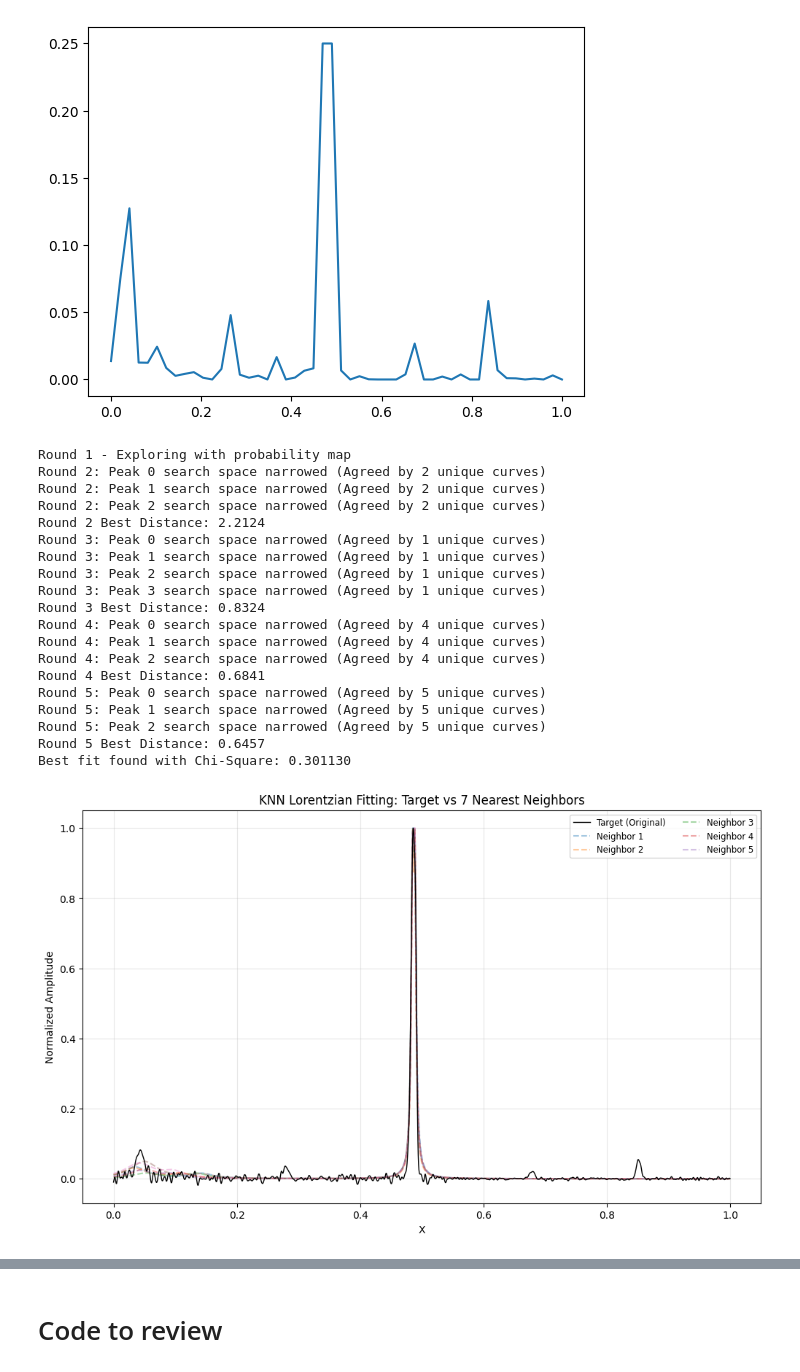
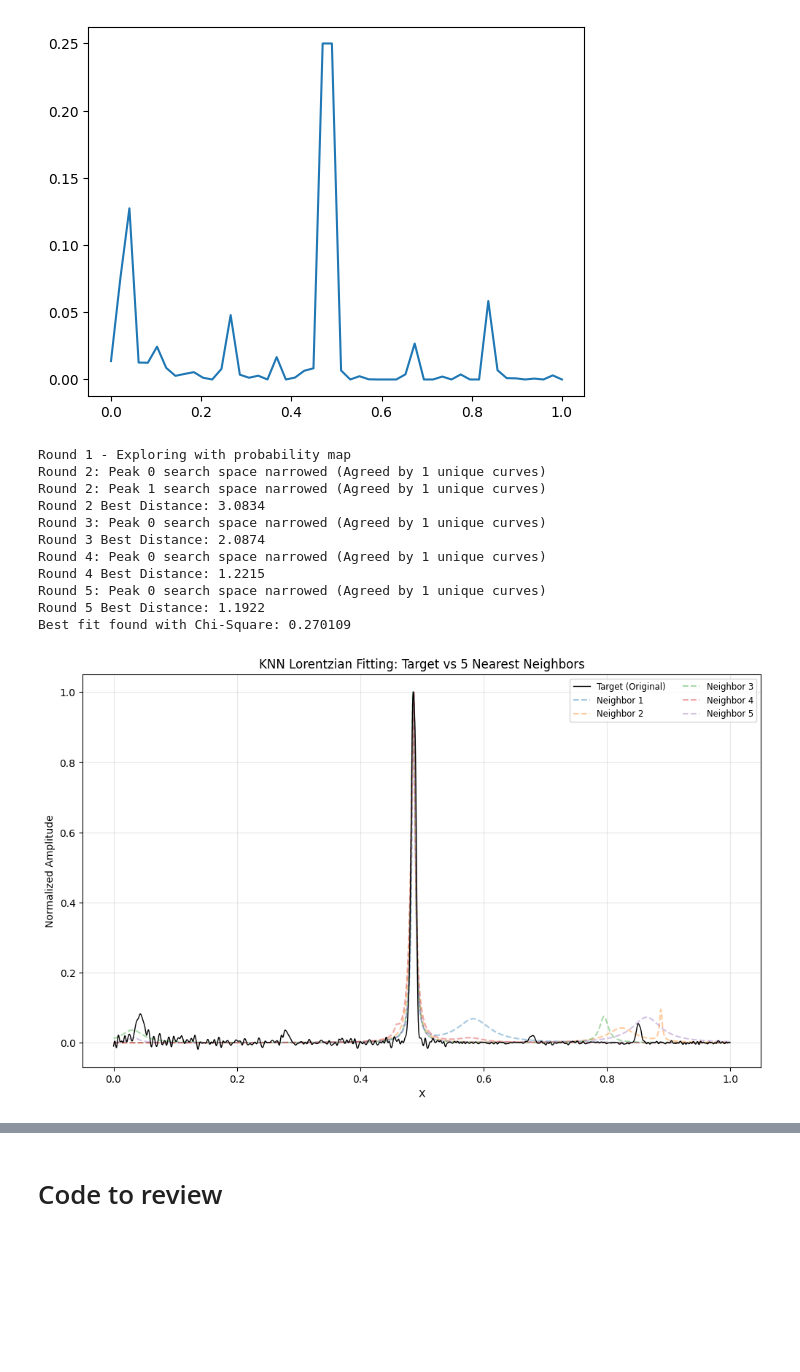
Before and after one commit to SauloSamps/Raman-Fitting-Pipeline, a Jupyter notebook: code/lab-knn.ipynb, the cells around one changed output, grey strips where cells are left out. Cells and saved outputs as stored; diff of their text form; code cells hidden in the pictures; blank space fills up the shorter version.

```diff
--- a/code/lab-knn.ipynb
+++ b/code/lab-knn.ipynb
@@ -235,7 +235,8 @@ target_y = downsample_and_normalize(target_y, resolution=1000)
 # --- 2. Run the KnnFit ---
 # We'll use 500 samples per round, k=10, for 3 rounds.
 best_params, neighbors_params = knnFit_persistent(
-    samples=30000,
+    #samples=30000,
+    samples=5000,
     base_parameters=parameters,
     target_x=target_x,
     target_y=target_y,
@@ -353,45 +353,37 @@ plt.plot(np.linspace(0,1,50), probs)
 # %%
 parameters = {
     "center_range": (0, 1),
     "amplitude_range": (0.01, 1.0),
     "gamma_range": (0.001, 0.05),
     "x_min": 0,
     "x_max": 1
 }
 
 best_params, neighbors_params = knnFit_persistent(
-    samples=50000,
+    samples=5000,
     base_parameters=parameters,
     target_x=target_x,
     target_y=cropped_y,
     num_peaks=4,
-    k=7,
+    k=5,
     rounds=5,
     eps=0.15
 )
 best_fit_model = refine_knn_with_lmfit(neighbors_params, target_x, cropped_y)
 PlotNeighbors(best_params, neighbors_params, target_x, cropped_y)
 # %% [output]
 Round 1 - Exploring with probability map
-Round 2: Peak 0 search space narrowed (Agreed by 2 unique curves)
-Round 2: Peak 1 search space narrowed (Agreed by 2 unique curves)
-Round 2: Peak 2 search space narrowed (Agreed by 2 unique curves)
-Round 2 Best Distance: 2.2124
+Round 2: Peak 0 search space narrowed (Agreed by 1 unique curves)
+Round 2: Peak 1 search space narrowed (Agreed by 1 unique curves)
+Round 2 Best Distance: 3.0834
 Round 3: Peak 0 search space narrowed (Agreed by 1 unique curves)
-Round 3: Peak 1 search space narrowed (Agreed by 1 unique curves)
-Round 3: Peak 2 search space narrowed (Agreed by 1 unique curves)
-Round 3: Peak 3 search space narrowed (Agreed by 1 unique curves)
-Round 3 Best Distance: 0.8324
-Round 4: Peak 0 search space narrowed (Agreed by 4 unique curves)
-Round 4: Peak 1 search space narrowed (Agreed by 4 unique curves)
-Round 4: Peak 2 search space narrowed (Agreed by 4 unique curves)
-Round 4 Best Distance: 0.6841
-Round 5: Peak 0 search space narrowed (Agreed by 5 unique curves)
-Round 5: Peak 1 search space narrowed (Agreed by 5 unique curves)
-Round 5: Peak 2 search space narrowed (Agreed by 5 unique curves)
-Round 5 Best Distance: 0.6457
-Best fit found with Chi-Square: 0.301130
+Round 3 Best Distance: 2.0874
+Round 4: Peak 0 search space narrowed (Agreed by 1 unique curves)
+Round 4 Best Distance: 1.2215
+Round 5: Peak 0 search space narrowed (Agreed by 1 unique curves)
+Round 5 Best Distance: 1.1922
+Best fit found with Chi-Square: 0.270109
-[figure, old version]
+[figure, new version]
 # %%
 plt.plot(target_x, cropped_y, label="Data")
 plt.plot(target_x, best_fit_model.best_fit, label="Best Refined Fit")
```
Also changed, not shown: parts of 12 cells of this notebook, 2 other files.
